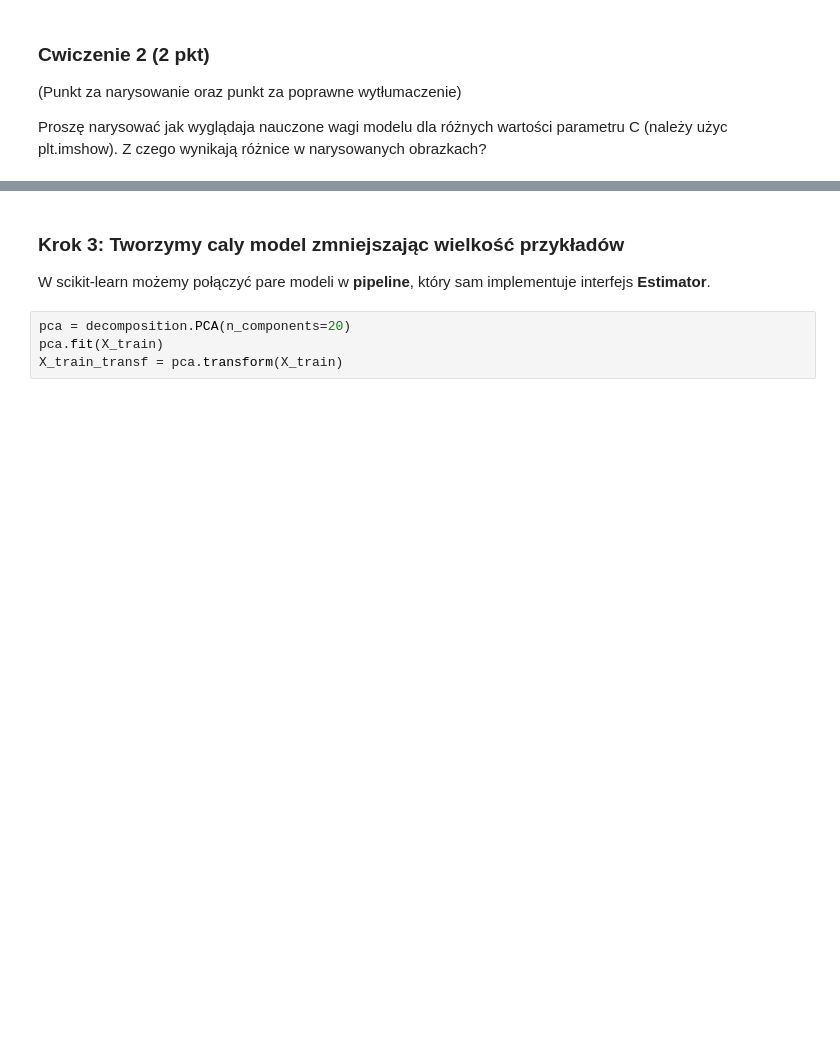
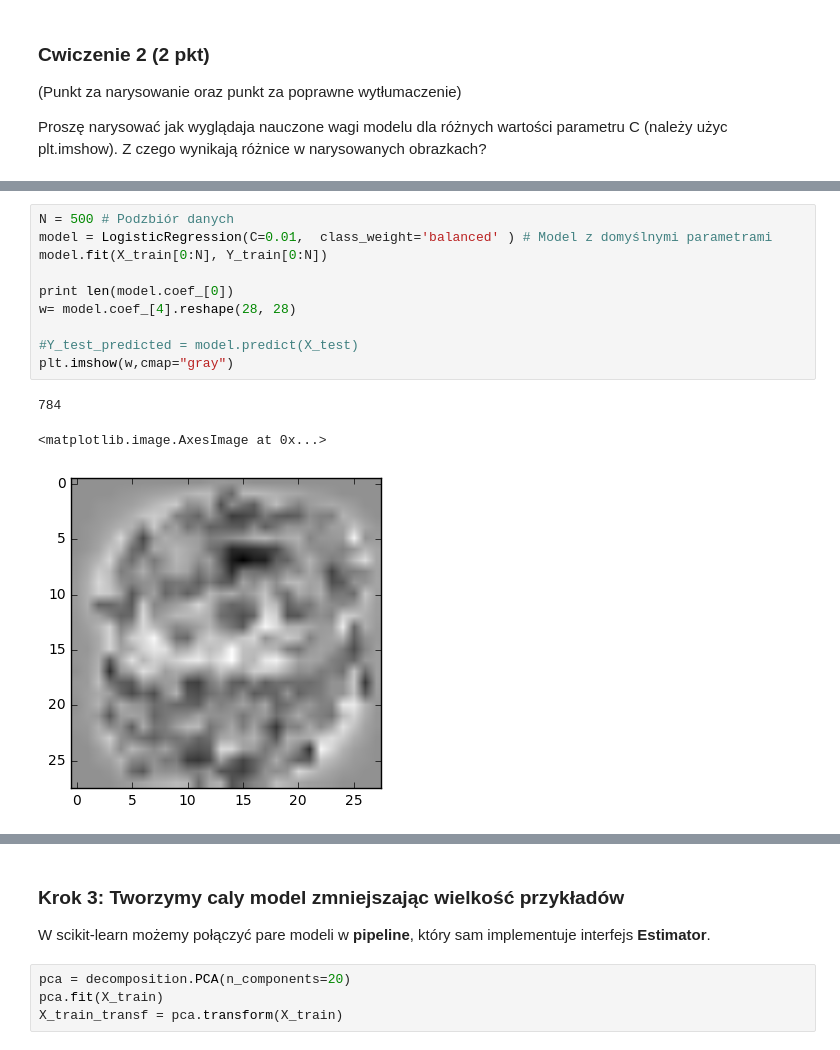
Before and after one commit to Szarad/rozwiazania_ml2017, a Jupyter notebook: L3b.ipynb, the cells around one changed output, grey strips where cells are left out. Drawn from its saved outputs; the diff is of its cells as text; blank space fills up the shorter version.

```diff
--- a/L3b.ipynb
+++ b/L3b.ipynb
@@ -160,0 +162,14 @@ plt.imshow(X_test[5].reshape(28,28), cmap="gray")
+# %%
+N = 500 # Podzbiór danych
+model = LogisticRegression(C=0.01,  class_weight='balanced' ) # Model z domyślnymi parametrami
+model.fit(X_train[0:N], Y_train[0:N])
+
+print len(model.coef_[0])
+w= model.coef_[4].reshape(28, 28)
+
+#Y_test_predicted = model.predict(X_test)
+plt.imshow(w,cmap="gray")
+# %% [output]
+784
+<matplotlib.image.AxesImage at 0x...>
+[figure, added]
```
Also changed, not shown: parts of 8 cells of this notebook, 4 other files.
